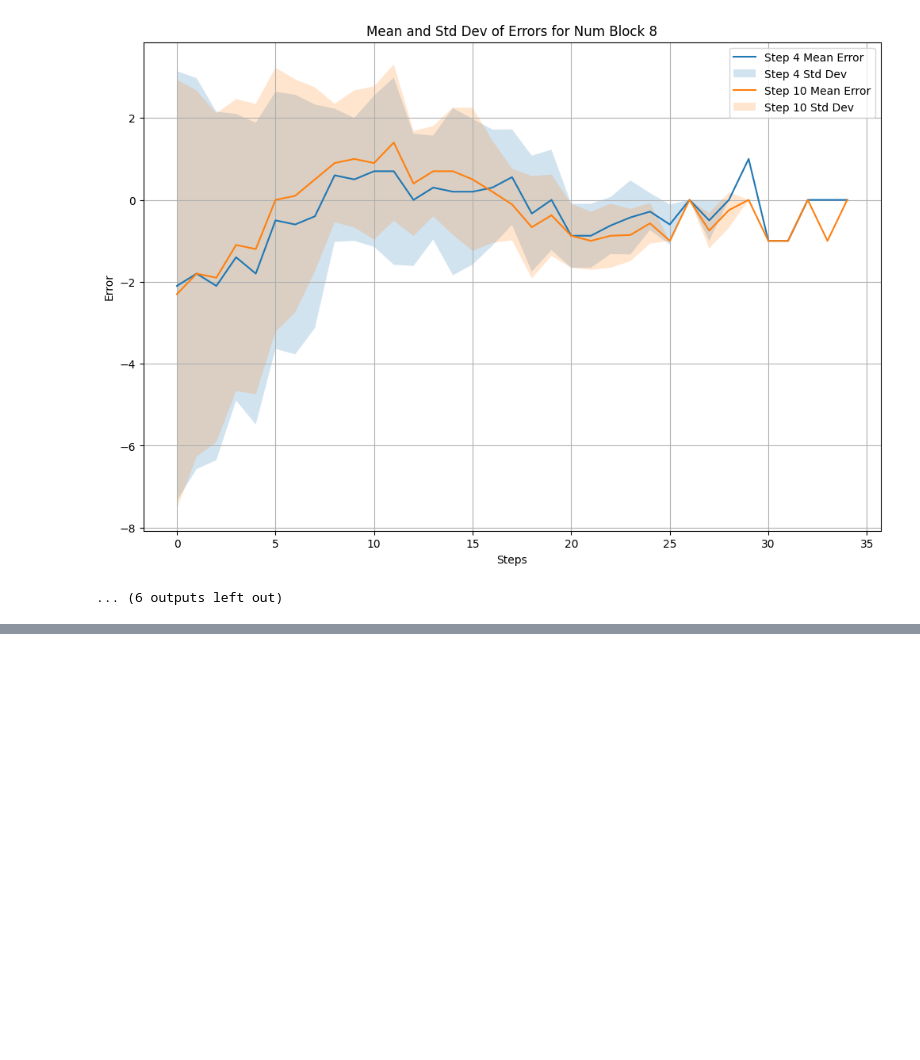
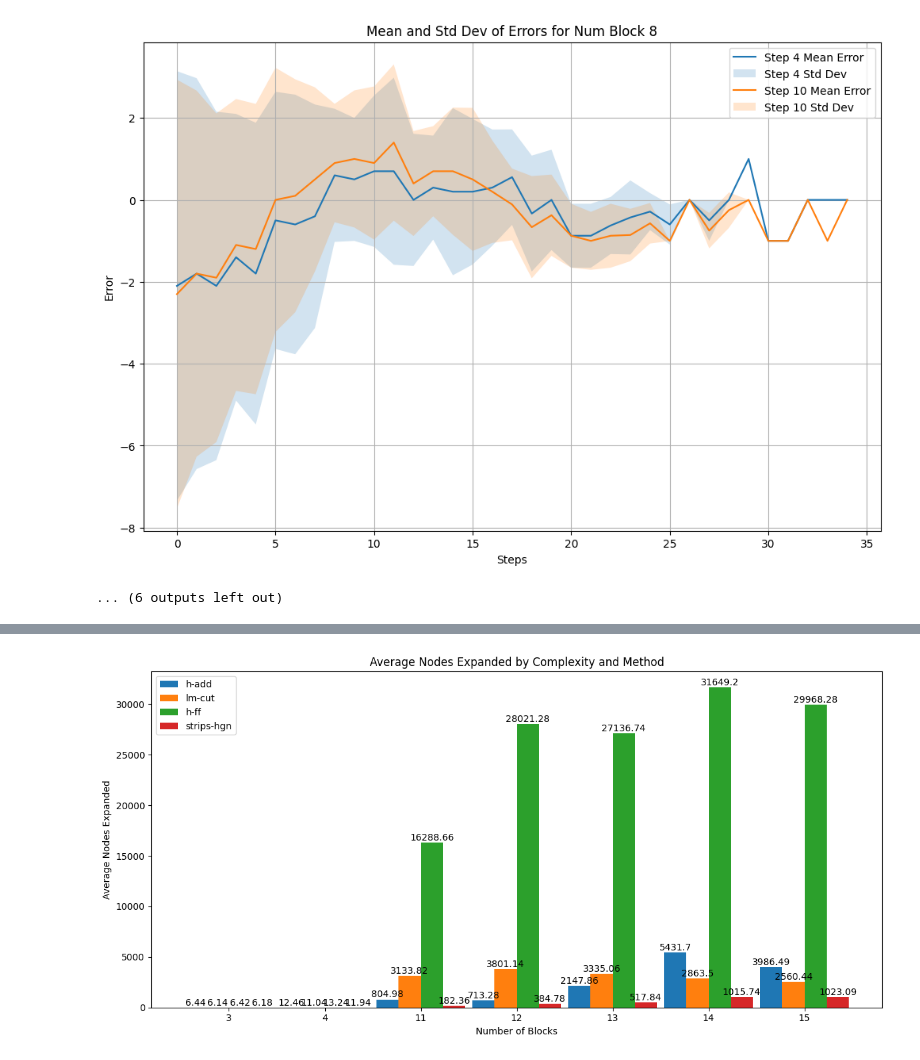
Before and after one commit to ciccio42/planning-learning-heuristic, a Jupyter notebook: baseline_evaluation/evaluate_test.ipynb, the cells around one changed output, grey strips where cells are left out. Cells and saved outputs as stored; diff of their text form; code cells hidden in the pictures; blank space fills up the shorter version.

Commit message:
out_of_distribution_test

```diff
--- a/baseline_evaluation/evaluate_test.ipynb
+++ b/baseline_evaluation/evaluate_test.ipynb
@@ -855,0 +797,7 @@ Number of block 8
+# %%
+JSON_PATH = "/raid/home/frosa_Loc/period_abroad/heuristic-computation/planning-learning-heuristic/baseline_evaluation/heuristic_test/test_ood/num_step_1.json"
+
+with open(JSON_PATH, 'r') as f:
+    data = json.load(f)
+
+print(data)
@@ -855,0 +884,88 @@ Number of block 8
+# %%
+# List of complexities (num_blocks)
+complexities = list(avg_node_expanded.keys())
+
+# List of methods
+methods = list()
+for method in avg_node_expanded[complexities[0]].keys():
+    if method != 'blind' and method != 'h-max':
+        methods.append(method)
+
+# Data for plotting
+node_expanded_data = list()
+for complexity in complexities:
+    method_data = list()
+    for method in methods:
+        method_data.append(avg_node_expanded[complexity][method])
+    node_expanded_data.append(method_data)
+
+search_time_data = list()
+for complexity in complexities:
+    method_data = list()
+    for method in methods:
+        method_data.append(avg_search_time[complexity][method])
+    search_time_data.append(method_data)
+
+plan_length_data = list()
+for complexity in complexities:
+    method_data = list()
+    for method in methods:
+        method_data.append(avg_plan_length[complexity][method])
+    plan_length_data.append(method_data)
+
+heuristic_calls_data = list()
+for complexity in complexities:
+    method_data = list()
+    for method in methods:
+        method_data.append(avg_heuristic_calls[complexity][method])
+    heuristic_calls_data.append(method_data)
+
+
+# Convert data to numpy arrays for plotting
+node_expanded_data = np.array(node_expanded_data)
+search_time_data = np.array(search_time_data)
+plan_length_data = np.array(plan_length_data)
+heuristic_calls_data = np.array(heuristic_calls_data)
+
+
+def plot_grouped_bar_with_annotations(data, complexities, methods, ylabel, title):
+    width = 0.30
+    space_between_groups = 0.20
+    plt.figure(figsize=(12, 6))
+
+    # x-axis locations for the groups
+    x = np.arange(0, 1.3*len(complexities), 1.3)
+
+    for i, method in enumerate(methods):
+        xdata = x + (i * width)
+        plt.bar(xdata, data[:, i], width=width, label=method)
+        # Add annotations above each bar
+        for j, val in enumerate(data[:, i]):
+            plt.text(xdata[j], val + 1, str(round(val, 2)),
+                     ha='center', va='bottom')
+
+    plt.xlabel('Number of Blocks')
+    plt.ylabel(ylabel)
+    plt.title(title)
+    plt.xticks(x + ((len(methods) - 1) * (width) / 2), complexities)
+    plt.legend()
+    plt.tight_layout()
+    plt.show()
+
+
+# Plotting for Average Nodes Expanded
+plot_grouped_bar_with_annotations(
+    node_expanded_data, complexities, methods, 'Average Nodes Expanded', 'Average Nodes Expanded by Complexity and Method')
+
+# Plotting for Average Search Time
+plot_grouped_bar_with_annotations(
+    search_time_data, complexities, methods, 'Average Search Time', 'Average Search Time by Complexity and Method')
+
+# Plotting for Average Plan Length
+# plot_grouped_bar_with_annotations(
+#     plan_length_data, 'Average Plan Length', 'Average Plan Length by Complexity and Method')
+
+plot_grouped_bar_with_annotations(
+    heuristic_calls_data, complexities, methods, 'Heuristic calls', 'Average Heuristic Calls by Complexity and Method')
+# %% [output]
+[figure, added]
```
Also changed, not shown: parts of 19 cells of this notebook, 19 other files.
